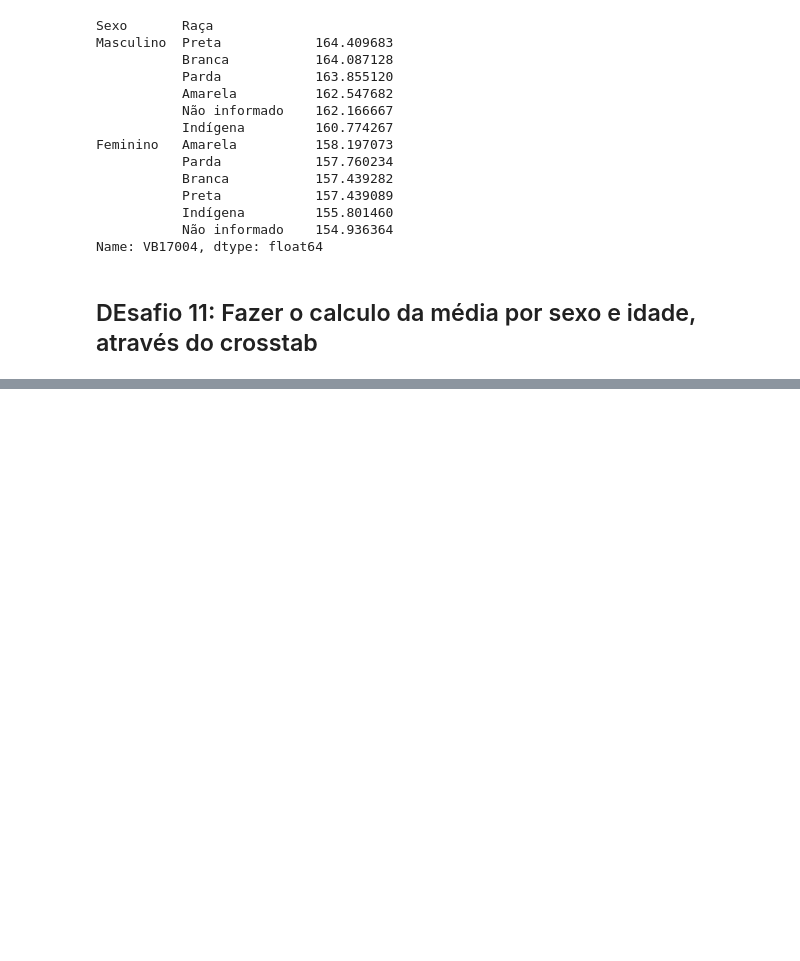
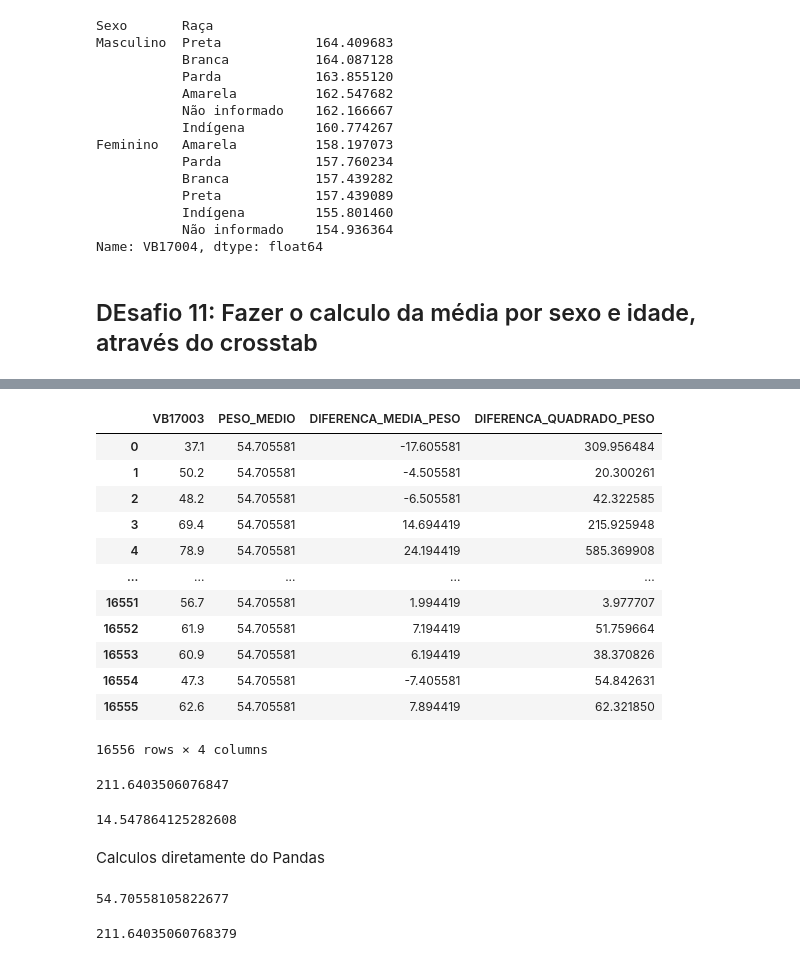
Before and after one commit to yoshinaga2904/Bootcamp-Alura, a Jupyter notebook: Modulo_3.ipynb, the cells around one changed output, grey strips where cells are left out. Saved outputs shown, nothing was run; the diff lists cells and outputs as text; code cells hidden in the pictures; blank space fills up the shorter version.

```diff
--- a/Modulo_3.ipynb
+++ b/Modulo_3.ipynb
@@ -784,0 +821,46 @@ sexo_idade
+# %%
+peso_medio = dados['VB17003'].mean()
+dados['PESO_MEDIO'] = peso_medio
+diferenca_media_peso = dados['VB17003'] - peso_medio
+dados['DIFERENCA_MEDIA_PESO'] = diferenca_media_peso
+
+diferenca_quadrado_peso = diferenca_media_peso**2
+dados['DIFERENCA_QUADRADO_PESO'] = diferenca_quadrado_peso
+# %%
+dados[['VB17003', 'PESO_MEDIO', 'DIFERENCA_MEDIA_PESO', 'DIFERENCA_QUADRADO_PESO']]
+# %% [output]
+|  | VB17003 | PESO_MEDIO | DIFERENCA_MEDIA_PESO | DIFERENCA_QUADRADO_PESO |
+| 0 | 37.1 | 54.705581 | -17.605581 | 309.956484 |
+| 1 | 50.2 | 54.705581 | -4.505581 | 20.300261 |
+| 2 | 48.2 | 54.705581 | -6.505581 | 42.322585 |
+| 3 | 69.4 | 54.705581 | 14.694419 | 215.925948 |
+| 4 | 78.9 | 54.705581 | 24.194419 | 585.369908 |
+| ... | ... | ... | ... | ... |
+| 16551 | 56.7 | 54.705581 | 1.994419 | 3.977707 |
+| 16552 | 61.9 | 54.705581 | 7.194419 | 51.759664 |
+| 16553 | 60.9 | 54.705581 | 6.194419 | 38.370826 |
+| 16554 | 47.3 | 54.705581 | -7.405581 | 54.842631 |
+| 16555 | 62.6 | 54.705581 | 7.894419 | 62.321850 |
+16556 rows × 4 columns
+# %%
+variancia_amostral_peso = (1/(len(dados)-1)) * dados['DIFERENCA_QUADRADO_PESO'].sum()
+variancia_amostral_peso
+# %% [output]
+211.6403506076847
+# %%
+desvio_padrao_peso = np.sqrt(variancia_amostral_peso)
+desvio_padrao_peso
+# %% [output]
+14.547864125282608
+# %% [markdown]
+Calculos diretamente do Pandas
+# %%
+peso_medio = dados['VB17003'].mean()
+peso_medio
+# %% [output]
+54.70558105822677
+# %%
+peso_variancia_amostral = dados['VB17003'].var()
+peso_variancia_amostral
+# %% [output]
+211.64035060768379
```
Also changed, not shown: parts of 10 cells of this notebook.
